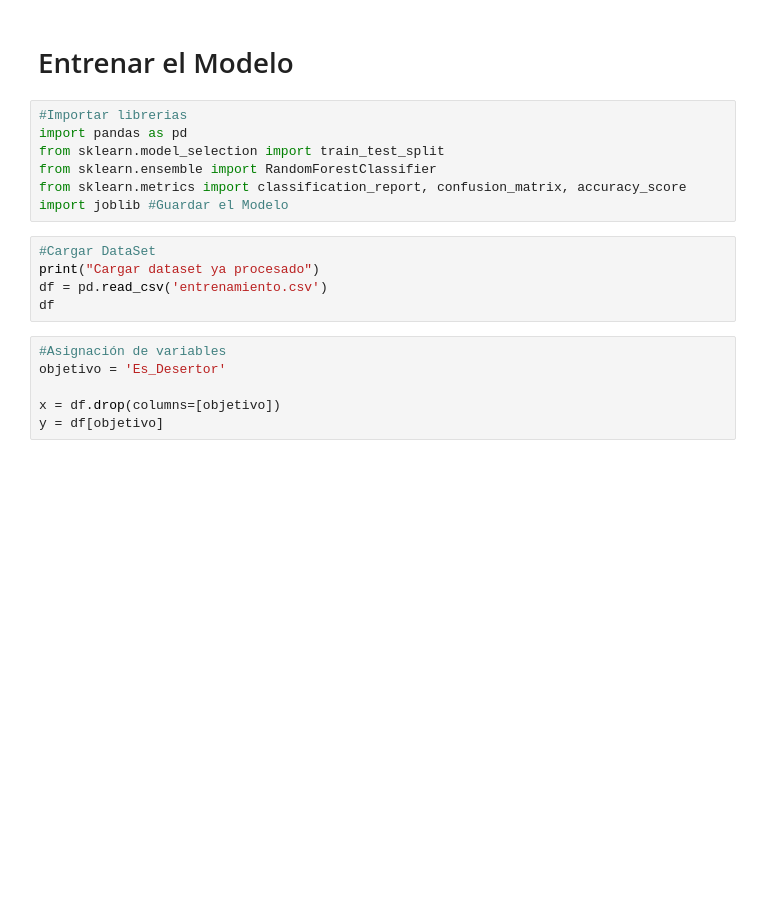
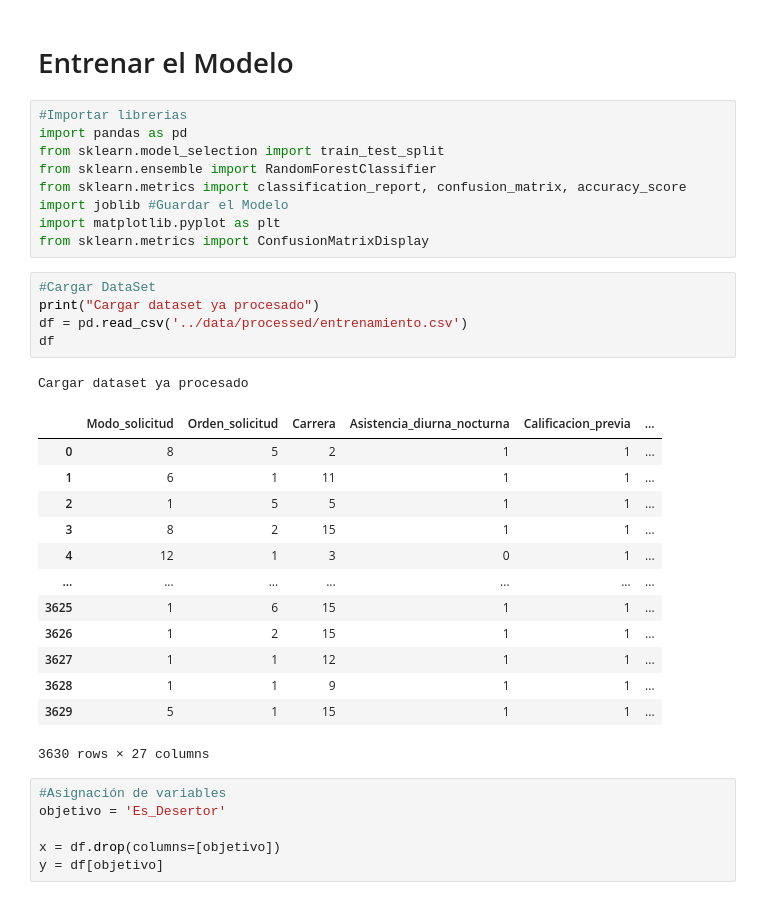
Before and after one commit to MariaGiron-code/Performance_IA, a Jupyter notebook: scripts/entrenamiento.ipynb, the cells around one changed output. Saved outputs shown, nothing was run; the diff lists cells and outputs as text; blank space fills up the shorter version.

```diff
--- a/scripts/entrenamiento.ipynb
+++ b/scripts/entrenamiento.ipynb
@@ -7,11 +7,28 @@ from sklearn.model_selection import train_test_split
 from sklearn.ensemble import RandomForestClassifier
 from sklearn.metrics import classification_report, confusion_matrix, accuracy_score
 import joblib #Guardar el Modelo
+import matplotlib.pyplot as plt
+from sklearn.metrics import ConfusionMatrixDisplay
 # %%
 #Cargar DataSet
 print("Cargar dataset ya procesado")
-df = pd.read_csv('entrenamiento.csv')
+df = pd.read_csv('../data/processed/entrenamiento.csv')
 df
+# %% [output]
+Cargar dataset ya procesado
+|  | Modo_solicitud | Orden_solicitud | Carrera | Asistencia_diurna_nocturna | Calificacion_previa | ... |
+| 0 | 8 | 5 | 2 | 1 | 1 | ... |
+| 1 | 6 | 1 | 11 | 1 | 1 | ... |
+| 2 | 1 | 5 | 5 | 1 | 1 | ... |
+| 3 | 8 | 2 | 15 | 1 | 1 | ... |
+| 4 | 12 | 1 | 3 | 0 | 1 | ... |
+| ... | ... | ... | ... | ... | ... | ... |
+| 3625 | 1 | 6 | 15 | 1 | 1 | ... |
+| 3626 | 1 | 2 | 15 | 1 | 1 | ... |
+| 3627 | 1 | 1 | 12 | 1 | 1 | ... |
+| 3628 | 1 | 1 | 9 | 1 | 1 | ... |
+| 3629 | 5 | 1 | 15 | 1 | 1 | ... |
+3630 rows × 27 columns
 # %%
 #Asignación de variables
 objetivo = 'Es_Desertor'
```
Also changed, not shown: parts of 5 cells of this notebook.
